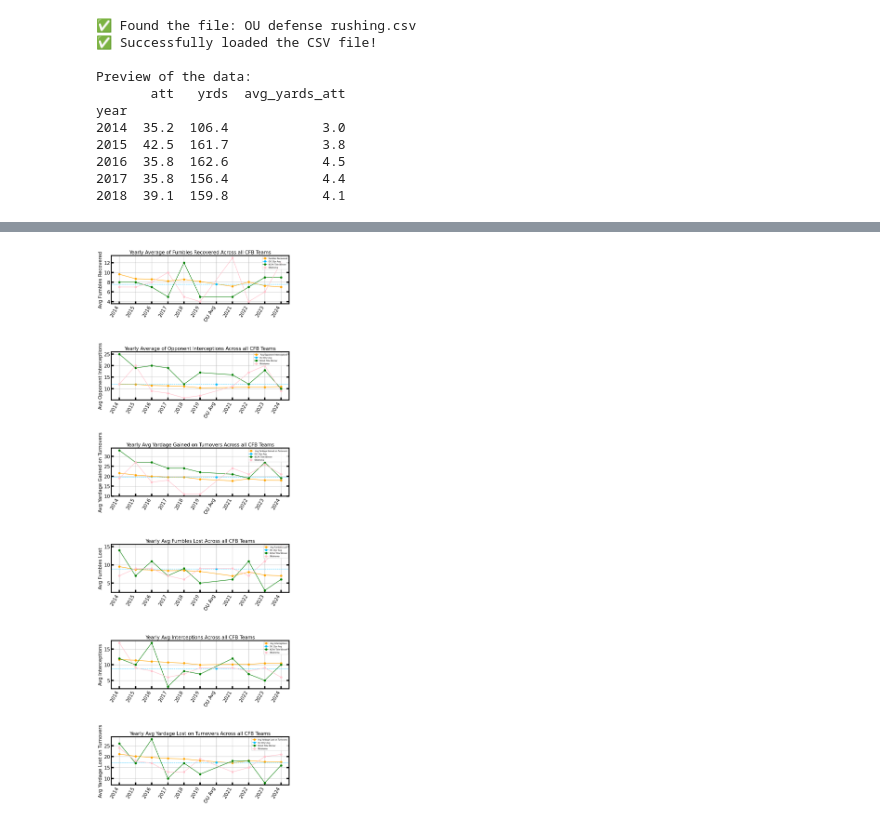
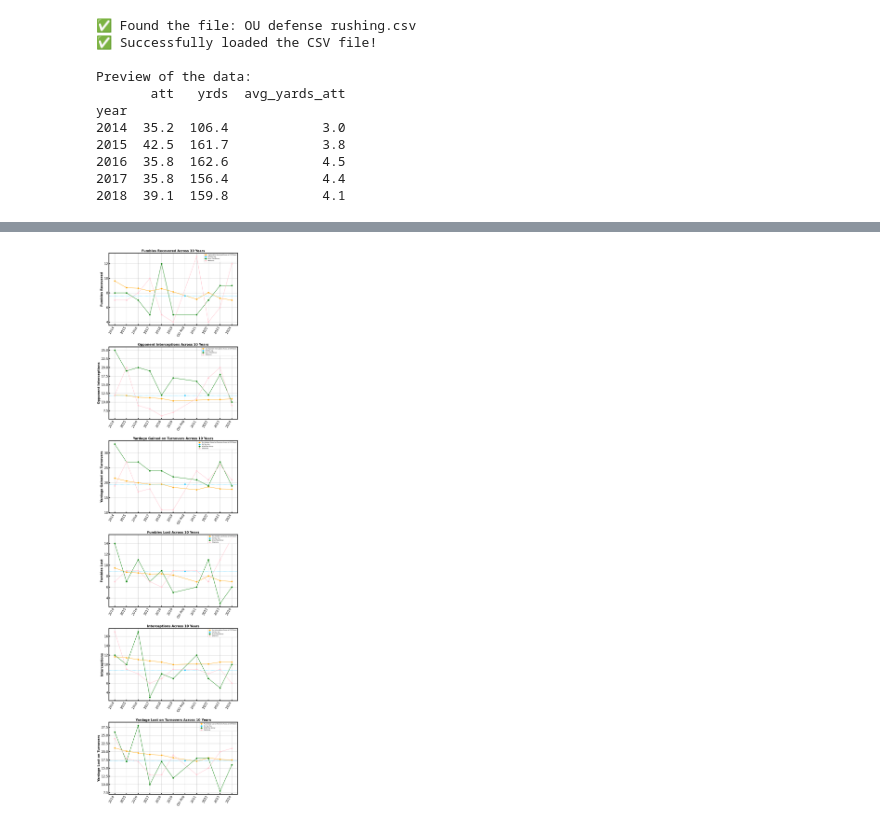
Before and after one commit to Jmo-1/Astro-Project, a Jupyter notebook: Project Code.ipynb, the cells around one changed output, grey strips where cells are left out. Saved outputs shown, nothing was run; the diff lists cells and outputs as text; code cells hidden in the pictures.

```diff
--- a/Project Code.ipynb
+++ b/Project Code.ipynb
@@ -16,16 +16,16 @@ plt.rcParams['xtick.labelsize'] = fontsize
 plt.rcParams['ytick.labelsize'] = fontsize
 plt.rcParams['xtick.direction'] = 'in'
 plt.rcParams['ytick.direction'] = 'in'
-plt.rcParams['xtick.major.size'] = 8
-plt.rcParams['ytick.major.size'] = 8
-plt.rcParams['xtick.major.width'] = 4
-plt.rcParams['ytick.major.width'] = 4
+plt.rcParams['xtick.major.size'] = 6
+plt.rcParams['ytick.major.size'] = 6
+plt.rcParams['xtick.major.width'] = 3
+plt.rcParams['ytick.major.width'] = 3
 plt.rcParams['xtick.minor.size'] = 6
 plt.rcParams['ytick.minor.size'] = 6
 plt.rcParams['xtick.minor.width'] = 2
 plt.rcParams['ytick.minor.width'] = 2
-plt.rcParams['xtick.top'] = True
-plt.rcParams['ytick.right'] = True
+#plt.rcParams['xtick.top'] = True
+#plt.rcParams['ytick.right'] = True
 plt.rcParams['axes.linewidth'] = 3
 # %%
 import pandas as pd
@@ -281,13 +298,13 @@ import matplotlib.pyplot as plt
 import pandas as pd
 
 df=pd.read_csv('Turnover margin.csv')
-fig, (ax1, ax2, ax3, ax4, ax5, ax6) = plt.subplots(6, 1, figsize=(10, 30))
+fig, (ax1, ax2, ax3, ax4, ax5, ax6) = plt.subplots(6, 1, figsize=(10, 38))
 
 #----------------------------------------------------------------------------------------------------------------------------------------------#
 
 #First graph
 
-ax1.plot(df['year'], df['fum rec'], color='orange',  marker='o', label='Fumbles Recovered')
+ax1.plot(df['year'], df['fum rec'], color='orange',  marker='o', label='Avg Fumbles Recovered Across all CFB Teams')
 
 ou_ypp_x=2020
 ou_ypp_y=7.6
@@ -306,18 +323,18 @@ ax1.plot(df['year'], natchamp, color='green', marker='o', label='NCAA Title Winn
 OUyear=np.array([7, 7, 8, 10, 5, 4, 13, 4, 6, 12])
 ax1.plot(df['year'], OUyear, color='pink', marker='o', label='Oklahoma')
 
-ax1.set_title('Yearly Average of Fumbles Recovered Across all CFB Teams', fontsize=15)
-ax1.set_ylabel('Fumbles Recovered', fontsize=15)
+ax1.set_title('Fumbles Recovered Across 10 Years', fontsize=15, fontweight='bold')
+ax1.set_ylabel('Fumbles Recovered', fontsize=15, fontweight='bold')
 ax1.grid(True)
-ax1.tick_params(top=False, labelsize=15)
+ax1.tick_params(top=False, right=False, labelsize=15)
 ax1.legend(fontsize=6, loc='upper right')
-plt.subplots_adjust(hspace=1)
+plt.subplots_adjust(hspace=0.3)
 
 #----------------------------------------------------------------------------------------------------------------------------------------------#
 
 #Second graph
 
-ax2.plot(df['year'], df['opp int'], color='orange',  marker='o', label=' Avg Opponent Interceptions')
+ax2.plot(df['year'], df['opp int'], color='orange',  marker='o', label='Avg Opponent Interceptions Across all CFB Teams')
 
 ou_ypp_x=2020
 ou_ypp_y=11.9
@@ -336,18 +353,18 @@ ax2.plot(df['year'], natchamp, color='green', marker='o', label='NCAA Title Winn
 OUyear=np.array([12, 20, 9, 8, 6, 7, 11, 17, 20, 9])
 ax2.plot(df['year'], OUyear, color='pink', marker='o', label='Oklahoma')
 
-ax2.set_title('Yearly Average of Opponent Interceptions Across all CFB Teams', fontsize=15)
-ax2.set_ylabel('Opponent Interceptions', fontsize=15)
+ax2.set_title('Opponent Interceptions Across 10 Years', fontsize=15, fontweight='bold')
+ax2.set_ylabel('Opponent Interceptions', fontsize=15, fontweight='bold')
 ax2.grid(True)
-ax2.tick_params(top=False, labelsize=15)
+ax2.tick_params(top=False, right=False, labelsize=15)
 ax2.legend(fontsize=6, loc='upper right')
-plt.subplots_adjust(hspace=1)
+plt.subplots_adjust(hspace=0.3)
 
 #----------------------------------------------------------------------------------------------------------------------------------------------#
 
 #Third graph
 
-ax3.plot(df['year'], df['turn gain'], color='orange',  marker='o', label=' Avg Yardage Gained on Turnovers')
+ax3.plot(df['year'], df['turn gain'], color='orange',  marker='o', label='Avg Yardage Gained on Turnovers Across all CFB Teams')
 
 ou_ypp_x=2020
 ou_ypp_y=19.5
@@ -366,18 +383,18 @@ ax3.plot(df['year'], natchamp, color='green', marker='o', label='NCAA Title Winn
 OUyear=np.array([19, 27, 17, 18, 11, 11, 24, 21, 26, 21])
 ax3.plot(df['year'], OUyear, color='pink', marker='o', label='Oklahoma')
 
-ax3.set_title('Yearly Avg Yardage Gained on Turnovers Across all CFB Teams', fontsize=15)
-ax3.set_ylabel('Yardage Gained on Turnovers', fontsize=15)
+ax3.set_title('Yardage Gained on Turnovers Across 10 Years', fontsize=15, fontweight='bold')
+ax3.set_ylabel('Yardage Gained on Turnovers', fontsize=15, fontweight='bold')
 ax3.grid(True)
-ax3.tick_params(top=False, labelsize=15)
+ax3.tick_params(top=False, right=False, labelsize=15)
 ax3.legend(fontsize=6, loc='upper right')
-plt.subplots_adjust(hspace=1)
+plt.subplots_adjust(hspace=0.3)
 
 #----------------------------------------------------------------------------------------------------------------------------------------------#
 
 #Fourth graph
 
-ax4.plot(df['year'], df['fum lost'], color='orange',  marker='o', label=' Avg Fumbles Lost')
+ax4.plot(df['year'], df['fum lost'], color='orange',  marker='o', label='Avg Fumbles Lost Across all CFB Teams')
 
 ou_ypp_x=2020
 ou_ypp_y=8.9
@@ -396,18 +413,18 @@ ax4.plot(df['year'], natchamp, color='green', marker='o', label='NCAA Title Winn
 OUyear=np.array([7, 9, 9, 7, 6, 9, 9, 7, 11, 15])
 ax4.plot(df['year'], OUyear, color='pink', marker='o', label='Oklahoma')
 
-ax4.set_title('Yearly Avg Fumbles Lost Across all CFB Teams', fontsize=15)
-ax4.set_ylabel('Fumbles Lost', fontsize=15)
+ax4.set_title('Fumbles Lost Across 10 Years', fontsize=15, fontweight='bold')
+ax4.set_ylabel('Fumbles Lost', fontsize=15, fontweight='bold')
 ax4.grid(True)
-ax4.tick_params(top=False, labelsize=15)
+ax4.tick_params(top=False, right=False, labelsize=15)
 ax4.legend(fontsize=6, loc='upper right')
-plt.subplots_adjust(hspace=1)
+plt.subplots_adjust(hspace=0.3)
 
 #----------------------------------------------------------------------------------------------------------------------------------------------#
 
 #Fith graph
 
-ax5.plot(df['year'], df['int'], color='orange',  marker='o', label=' Avg Interceptions')
+ax5.plot(df['year'], df['int'], color='orange',  marker='o', label='Avg Interceptions Across all CFB Teams')
 
 ou_ypp_x=2020
 ou_ypp_y=8.8
@@ -426,45 +443,45 @@ ax5.plot(df['year'], natchamp, color='green', marker='o', label='NCAA Title Winn
 OUyear=np.array([17, 9, 8, 6, 7, 9, 9, 8, 9, 6])
 ax5.plot(df['year'], OUyear, color='pink', marker='o', label='Oklahoma')
 
-ax5.set_title('Yearly Avg Interceptions Across all CFB Teams', fontsize=15)
-ax5.set_ylabel('Interceptions', fontsize=15)
+ax5.set_title('Interceptions Across 10 Years', fontsize=15, fontweight='bold')
+ax5.set_ylabel('Interceptions', fontsize=15, fontweight='bold')
 ax5.grid(True)
-ax5.tick_params(top=False, labelsize=15)
+ax5.tick_params(top=False, right=False, labelsize=15)
 ax5.legend(fontsize=6, loc='upper right')
-plt.subplots_adjust(hspace=1)
+plt.subplots_adjust(hspace=0.3)
 
 #----------------------------------------------------------------------------------------------------------------------------------------------#
 
 #Sixth graph
 
-ax6.plot(df['year'], df['turn lost'], color='orange',  marker='o', label='Avg Yardage Lost on Turnovers')
+ax6.plot(df['year'], df['turn lost'], color='orange',  marker='o', label='Avg Yardage Lost on Turnovers Across all CFB Teams')
 
 ou_ypp_x=2020
 ou_ypp_y=17.3
 
 ax6.plot(ou_ypp_x, ou_ypp_y, marker='o', color='deepskyblue', label='OU 10yr Avg')
 ax6.axhline(y=ou_ypp_y, linestyle='--', color='deepskyblue', linewidth=1)
 
 xticks = list(df['year']) + [ou_ypp_x]
 xtick_labels = list(df['year'].astype(str)) + ['OU Avg']
 ax6.set_xticks(xticks)
 ax6.set_xticklabels(xtick_labels, rotation=60, ha='right', fontsize=9)
 
 natchamp=np.array([26, 17, 28, 10, 17, 12, 18, 18, 8, 16])
 ax6.plot(df['year'], natchamp, color='green', marker='o', label='NCAA Title Winner')
 
 OUyear=np.array([24, 18, 17, 13, 13, 19, 13, 15, 20, 21])
 ax6.plot(df['year'], OUyear, color='pink', marker='o', label='Oklahoma')
 
-ax6.set_title('Yearly Avg Yardage Lost on Turnovers Across all CFB Teams', fontsize=15)
-ax6.set_ylabel('Yardage Lost on Turnovers', fontsize=15)
+ax6.set_title('Yardage Lost on Turnovers Across 10 Years', fontsize=15, fontweight='bold')
+ax6.set_ylabel('Yardage Lost on Turnovers', fontsize=15, fontweight='bold')
 ax6.grid(True)
-ax6.tick_params(top=False, labelsize=15)
+ax6.tick_params(top=False, right=False, labelsize=15)
 ax6.legend(fontsize=6, loc='upper right')
 plt.subplots_adjust(hspace=1)
 
 plt.tight_layout()
-plt.subplots_adjust(hspace=1)
+plt.subplots_adjust(hspace=0.3)
 plt.show()
 # %% [output]
-[figure, old version]
+[figure, new version]
```
Also changed, not shown: parts of 12 cells of this notebook.
